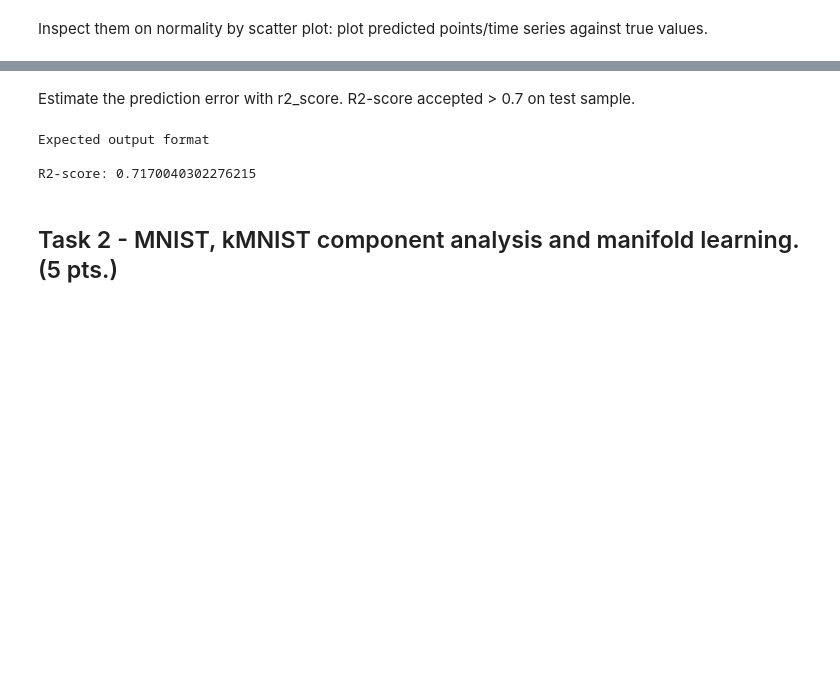
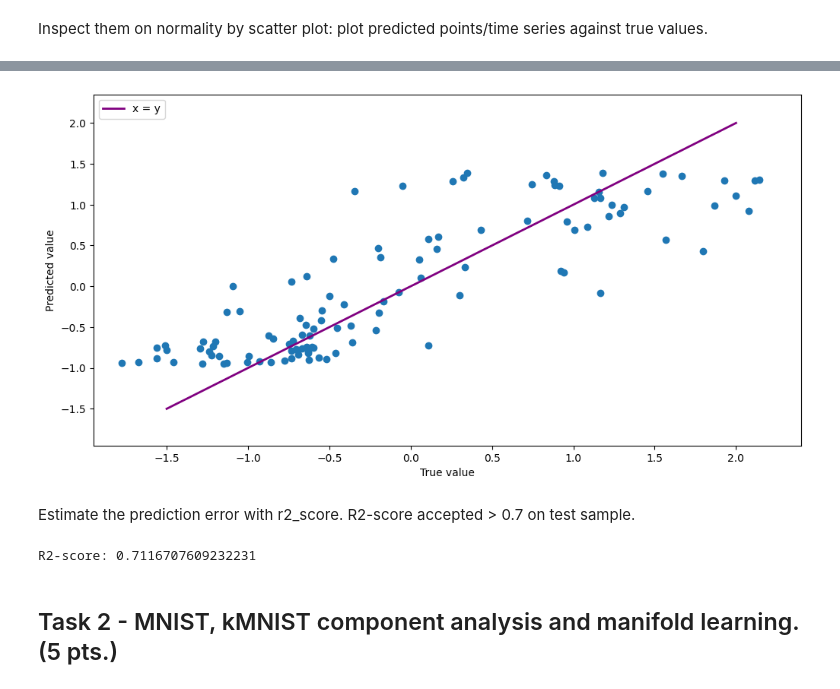
Before and after one commit to sacr1f1ce/ML, a Jupyter notebook: HW_2/Part2/ML2023HW02_part2.ipynb, the cells around one changed output, grey strips where cells are left out. Drawn from its saved outputs; the diff is of its cells as text; code cells hidden in the pictures; blank space fills up the shorter version.

```diff
--- a/HW_2/Part2/ML2023HW02_part2.ipynb
+++ b/HW_2/Part2/ML2023HW02_part2.ipynb
@@ -104,13 +137,31 @@ Expected output format
+# %%
+
+### BEGIN SOLUTION (do not delete this comment!)
+
+plt.figure(figsize=(12,6))
+
+y_pred = model.predict(X_test)[0]
+plt.scatter(y_test_normalized, y_pred)
+
+plt.plot([-1.5, 2], [-1.5, 2], label = 'x = y', color = 'purple', linewidth = 2)
+
+plt.xlabel('True value')
+plt.ylabel('Predicted value')
+plt.legend(loc='upper left')
+plt.xlim(-1.95, 2.4)
+plt.ylim(-1.95, 2.35);
+
+### END SOLUTION (do not delete this comment!)
+# %% [output]
+[figure, added]
 # %% [markdown]
 Estimate the prediction error with r2_score. R2-score accepted > 0.7 on test sample.
 # %%
 ### BEGIN SOLUTION (do not delete this comment!)
-
+print(f'R2-score: {r2_score(y_test_normalized, y_pred)}')
 ### END SOLUTION (do not delete this comment!)
 # %% [output]
-Expected output format
-
-R2-score: 0.7170040302276215
+R2-score: 0.7116707609232231
 # %% [markdown]
 ## Task 2 - MNIST, kMNIST component analysis and manifold learning. (5 pts.)
 # %% [markdown]
```
Also changed, not shown: parts of 36 cells of this notebook, 1 other file.
